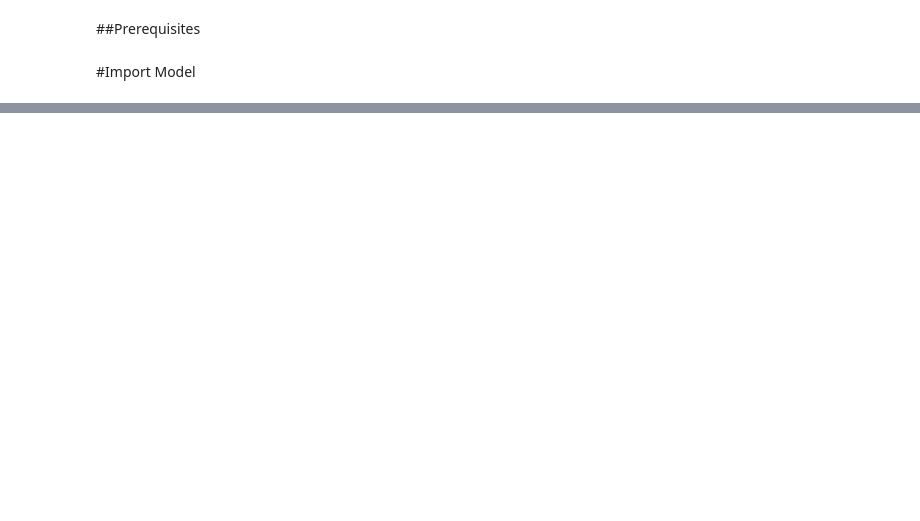
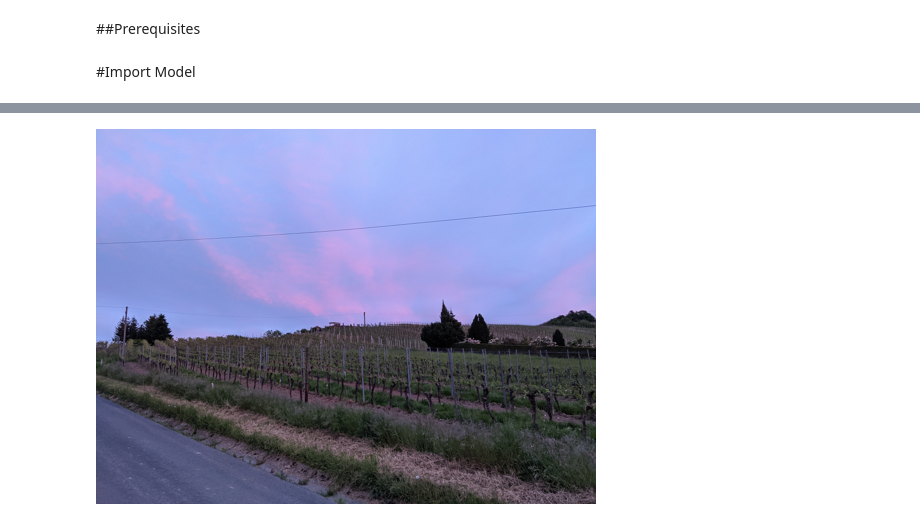
Before and after one commit to BLyndon/deep_dream, a Jupyter notebook: deepdream.ipynb, the cells around one changed output, grey strips where cells are left out. Drawn from its saved outputs; the diff is of its cells as text; code cells hidden in the pictures; blank space fills up the shorter version.

```diff
--- a/deepdream.ipynb
+++ b/deepdream.ipynb
@@ -32,15 +29,32 @@ import IPython.display as clear_output
 
 import tensorflow as tf
 # %%
-def load(filename):
-  filepath = os.path.join(IMAGE_DIR, filename)
+def load(filename, max_dim=None):
+  ''' LOAD IMAGE
+  filename  -- string
+  max_dim   -- integer
+
+  returns   -- numpy array
+  '''
+  filepath = os.path.join(INPUT_DIR, filename)
   try:
     img = PIL.Image.open(filepath)
-    return np.array(img)
   except:
     print("Failed to load the file!")
 
+  if max_dim:
+    img.thumbnail((max_dim, max_dim))
+
+  return np.array(img)
+
 def save(img, filename):
+  ''' SAVE IMAGE
+  img       -- numpy array
+  filename  -- string
+
+  returns   -- numpy array
+  '''
+  print(type(img))
   filepath = os.path.join(OUTPUT_DIR, filename)
   image = np.clip(img, 0, 255).astype('uint8')
   try:
@@ -49,7 +63,13 @@ def save(img, filename):
     print("Failed to save the file!")
 
 def show(img):
-  display.display(PIL.Image.fromarray(np.array(img)))
+  ''' SHOW IMAGE
+  img       -- numpy array
+  '''
+  try:
+    display.display(PIL.Image.fromarray(img))
+  except:
+    display.display(PIL.Image.fromarray(img.numpy()))
 # %% [markdown]
 #Import Model
 # %%
@@ -166,0 +197,7 @@ def random_roll(img, maxroll):
+# %%
+FILENAME = "IMG_1.jpg"
+image = load(FILENAME, 500)
+#image = tf.convert_to_tensor(image, dtype=tf.float32)
+show(image)
+# %% [output]
+[figure, added]
```
Also changed, not shown: parts of 18 cells of this notebook.
